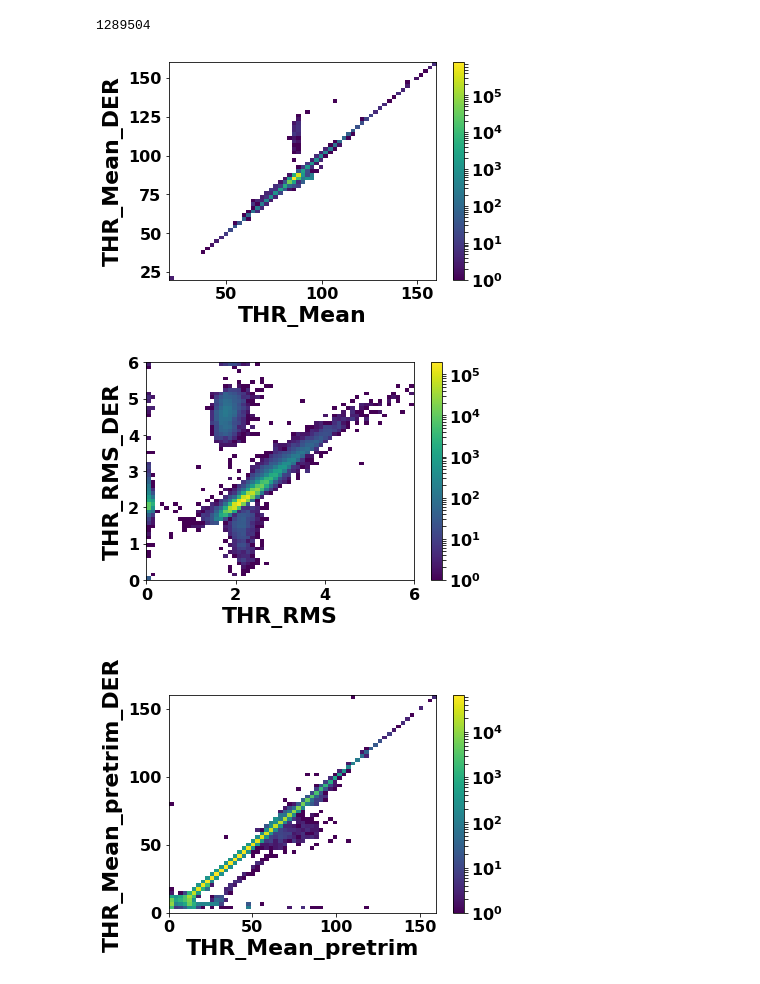
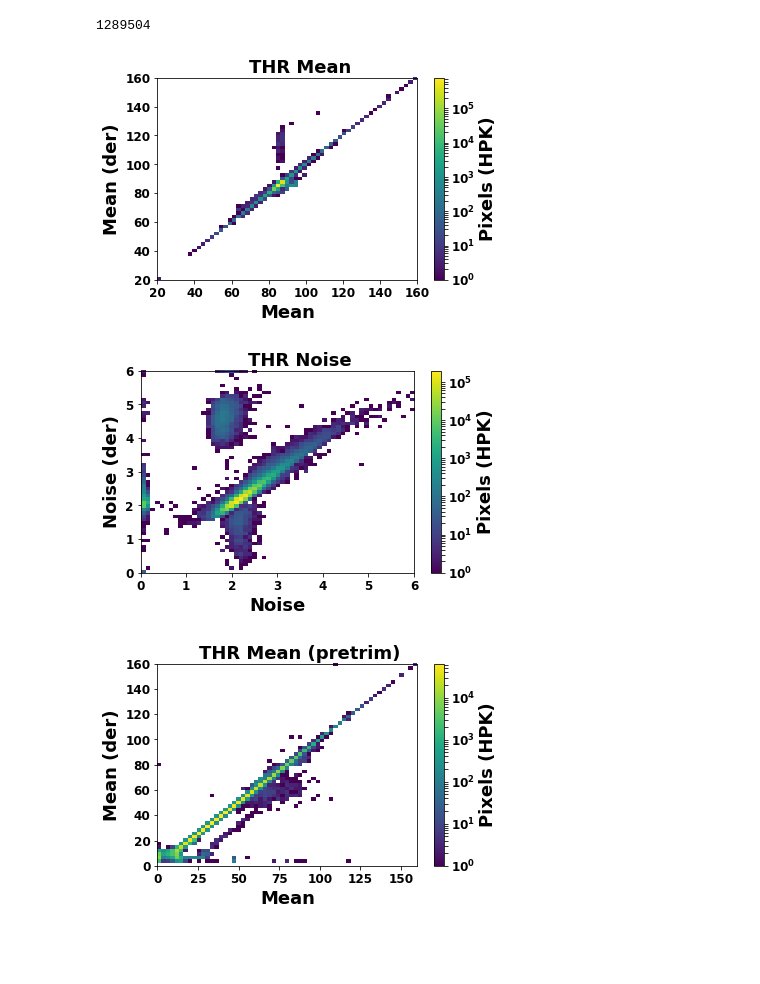
Before and after one commit to jennetd/OT, a Jupyter notebook: plot-collection-der.ipynb, the cells around one changed output. Drawn from its saved outputs; the diff is of its cells as text; code cells hidden in the pictures; blank space fills up the shorter version.

```diff
--- a/plot-collection-der.ipynb
+++ b/plot-collection-der.ipynb
@@ -9,10 +7,10 @@ Welcome to JupyROOT 6.18/00
 # %%
-plt.rc('font', size=22, weight='bold', family='sans-serif')
-plt.rc('axes', titlesize=22)#, labelsize=18)
-plt.rc('xtick', labelsize=16)
-plt.rc('ytick', labelsize=16)
+plt.rc('font', size=18, weight='bold', family='sans-serif')
+plt.rc('axes', titlesize=18)#, labelsize=18)
+plt.rc('xtick', labelsize=12)
+plt.rc('ytick', labelsize=12)
 plt.rc('legend', fontsize=22)
-plt.rc('figure', titlesize=22)
+plt.rc('figure', titlesize=18)
 # %%
 name = "HPK"
 vendor = "Vendor 1"
@@ -33,18 +31,22 @@ logmax = npix*50
 # %% [output]
 1289504
 # %%
-def draw_plot(x,y,xbounds,ybounds):
+def draw_plot(x,y,xbounds,ybounds,xtitle,ytitle,title):
 
     xarray = np.clip(allpix[x],xbounds[0],xbounds[1])
     yarray = np.clip(allpix[y],ybounds[0],ybounds[1])
 
     plt.hist2d(x=xarray,y=yarray,bins=[np.linspace(xbounds[0],xbounds[1],60),np.linspace(ybounds[0],ybounds[1],60)],norm=matplotlib.colors.LogNorm())
-    plt.xlabel(x,fontweight='bold')
-    plt.ylabel(y,fontweight='bold')
+    plt.xlabel(xtitle,fontweight='bold')
+    plt.ylabel(ytitle,fontweight='bold')
+    plt.suptitle(title,fontweight='bold')
 
     plt.xlim(xbounds)
     plt.ylim(ybounds)
     cbar = plt.colorbar()
+    cbar.set_label("Pixels ("+name+")",fontweight='bold')
+
+    plt.tight_layout()
 
     plt.savefig(outdir+"/hist2d_"+x+"_"+y+".pdf")
     plt.savefig(outdir+"/hist2d_"+x+"_"+y+".png")
@@ -54,27 +56,27 @@ x="THR_Mean"; y="THR_Mean_DER"
 xbounds = [20,160]
 ybounds = [20,160]
 
-draw_plot(x,y,xbounds,ybounds)
+draw_plot(x,y,xbounds,ybounds,"Mean","Mean (der)","THR Mean")
 # %% [output]
-[figure, old version]
+[figure, new version]
 # %%
 x="THR_RMS"; y="THR_RMS_DER"
 
 xbounds = [0,6]
 ybounds = [0,6]
 
-draw_plot(x,y,xbounds,ybounds)
+draw_plot(x,y,xbounds,ybounds,"Noise","Noise (der)","THR Noise")
 # %% [output]
-[figure, old version]
+[figure, new version]
 # %%
 x="THR_Mean_pretrim"; y="THR_Mean_pretrim_DER"
 
 xbounds = [0,160]
 ybounds = [0,160]
 
-draw_plot(x,y,xbounds,ybounds)
+draw_plot(x,y,xbounds,ybounds,"Mean","Mean (der)","THR Mean (pretrim)")
 # %% [output]
-[figure, old version]
+[figure, new version]
 # %%
 x="THR_RMS_pretrim"; y="THR_RMS_pretrim_DER"
 
```
Also changed, not shown: parts of 7 cells of this notebook, 1 other file.
